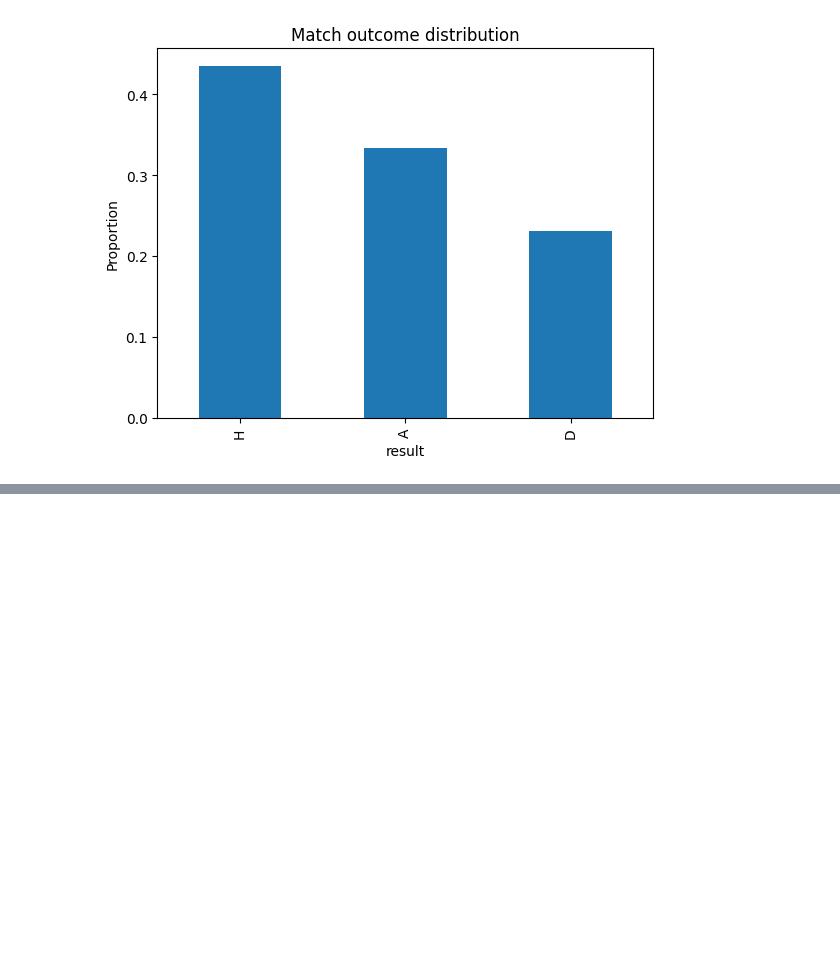
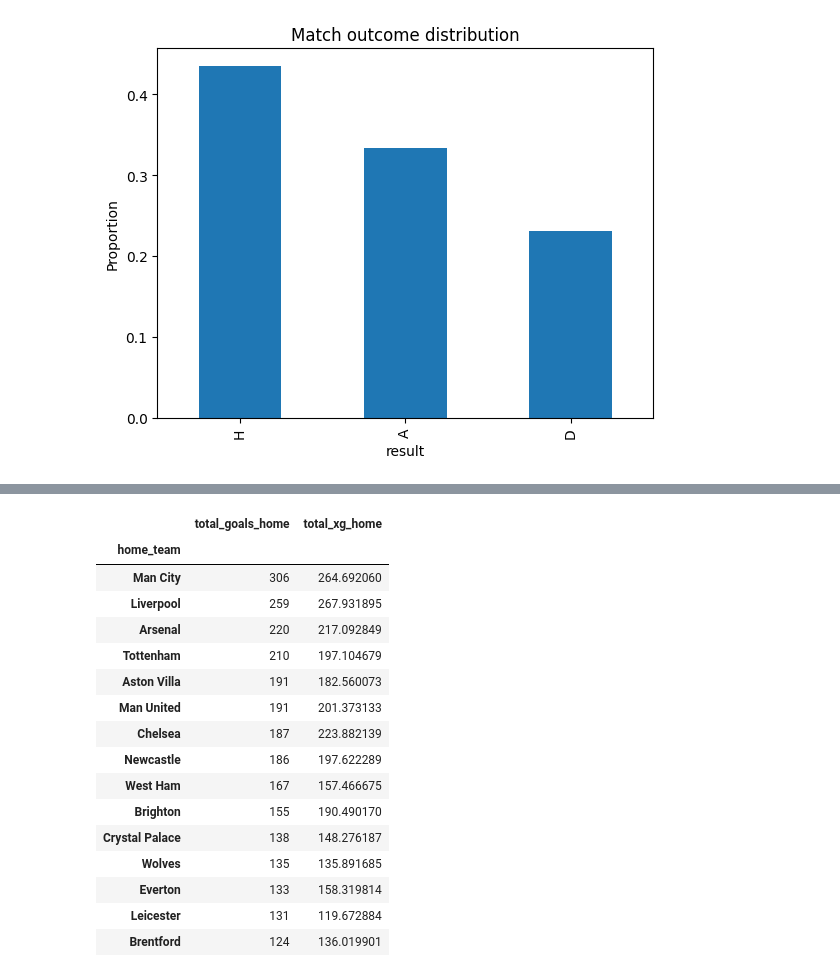
Before and after one commit to IntruderGuru/football-prediction, a Jupyter notebook: notebooks/01_eda.ipynb, the cells around one changed output, grey strips where cells are left out. Saved outputs shown, nothing was run; the diff lists cells and outputs as text; code cells hidden in the pictures; blank space fills up the shorter version.

```diff
--- a/notebooks/01_eda.ipynb
+++ b/notebooks/01_eda.ipynb
@@ -127,0 +167,25 @@ plt.show()
+# %%
+team_stats = (df.groupby('home_team')
+                 .agg(total_goals_home=('home_goals','sum'),
+                      total_xg_home=('xG_home','sum'))
+                 .sort_values('total_goals_home', ascending=False)
+                 .head(15))
+team_stats
+# %% [output]
+|  | total_goals_home | total_xg_home |
+| home_team |  |  |
+| Man City | 306 | 264.692060 |
+| Liverpool | 259 | 267.931895 |
+| Arsenal | 220 | 217.092849 |
+| Tottenham | 210 | 197.104679 |
+| Aston Villa | 191 | 182.560073 |
+| Man United | 191 | 201.373133 |
+| Chelsea | 187 | 223.882139 |
+| Newcastle | 186 | 197.622289 |
+| West Ham | 167 | 157.466675 |
+| Brighton | 155 | 190.490170 |
+| Crystal Palace | 138 | 148.276187 |
+| Wolves | 135 | 135.891685 |
+| Everton | 133 | 158.319814 |
+| Leicester | 131 | 119.672884 |
+| Brentford | 124 | 136.019901 |
```
Also changed, not shown: parts of 6 cells of this notebook, 1 other file.
